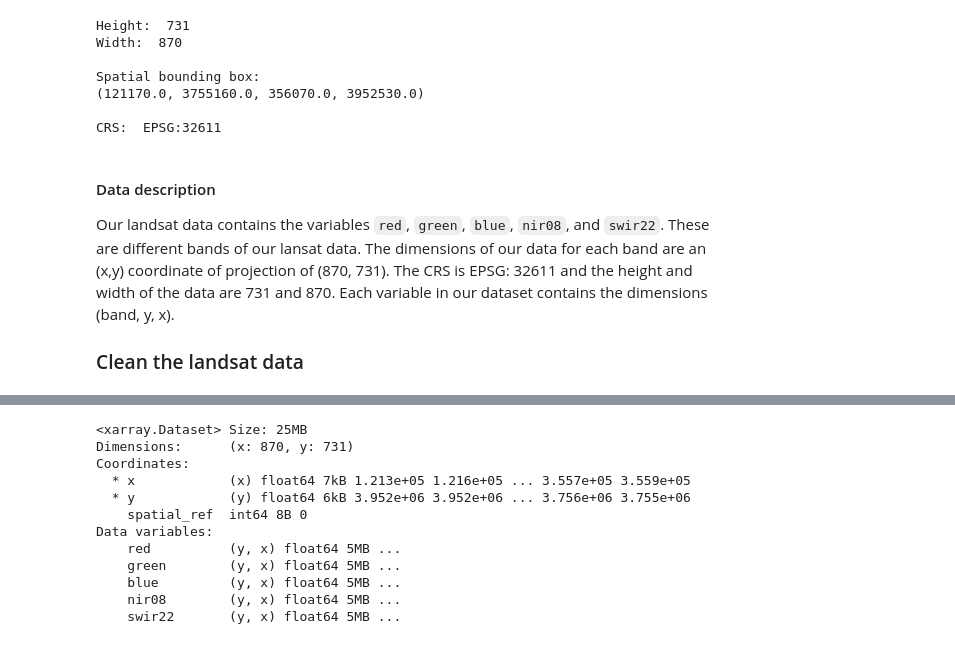
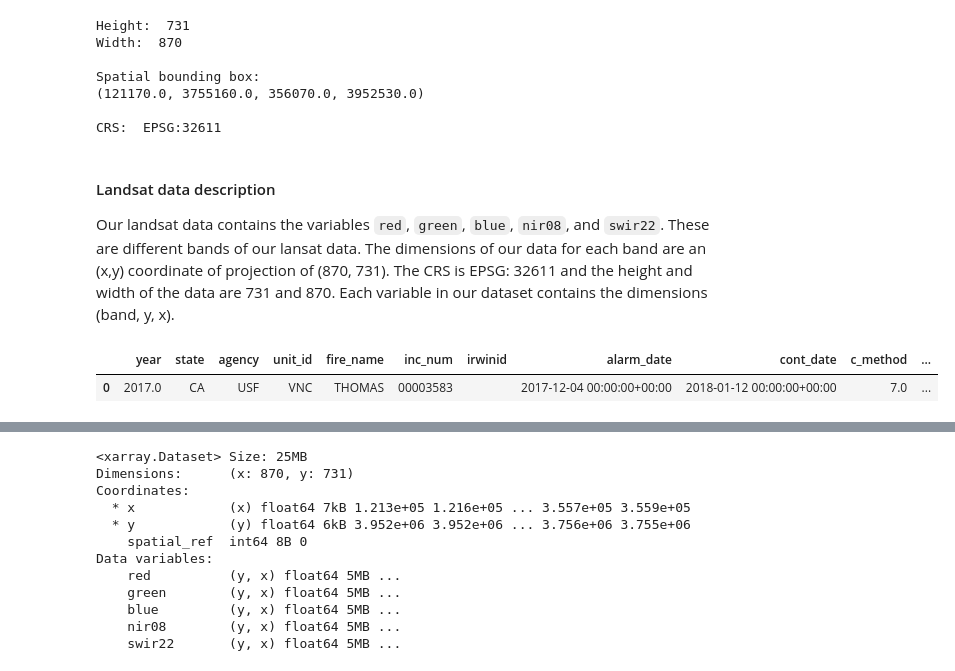
Before and after one commit to haylee360/thomas-fire-analysis, a Jupyter notebook: false-color-imagery.ipynb, the cells around one changed output, grey strips where cells are left out. Saved outputs shown, nothing was run; the diff lists cells and outputs as text; code cells hidden in the pictures.

```diff
--- a/hwk4-task2-false-color-oyler copy.ipynb
+++ b/false-color-imagery.ipynb
@@ -99,8 +116,11 @@ Spatial bounding box:
 
 CRS:  EPSG:32611
 # %% [markdown]
-#### Data description
+#### Landsat data description
 
 Our landsat data contains the variables `red`, `green`, `blue`, `nir08`, and `swir22`. These are different bands of our lansat data. The dimensions of our data for each band are an (x,y) coordinate of projection of (870, 731). The CRS is EPSG: 32611 and the height and width of the data are 731 and 870. Each variable in our dataset contains the dimensions (band, y, x).
-
-### Clean the landsat data
+# %%
+thomas_boundary.head()
+# %% [output]
+|  | year | state | agency | unit_id | fire_name | inc_num | irwinid | alarm_date | cont_date | c_method | ... |
+| 0 | 2017.0 | CA | USF | VNC | THOMAS | 00003583 |  | 2017-12-04 00:00:00+00:00 | 2018-01-12 00:00:00+00:00 | 7.0 | ... |
```
Also changed, not shown: parts of 7 cells of this notebook, 1 other file.
